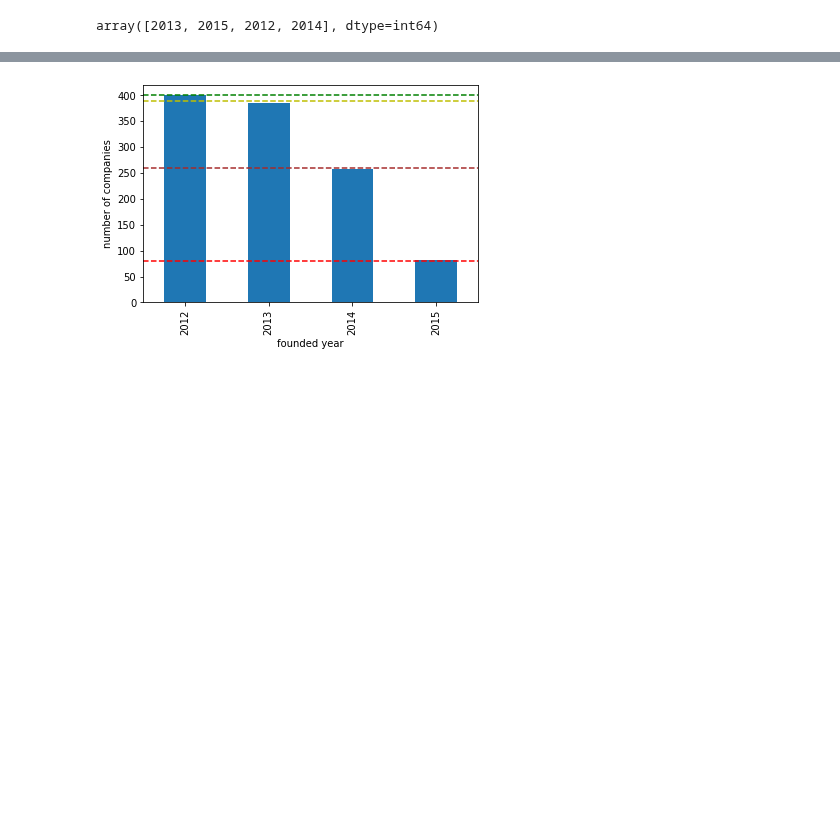
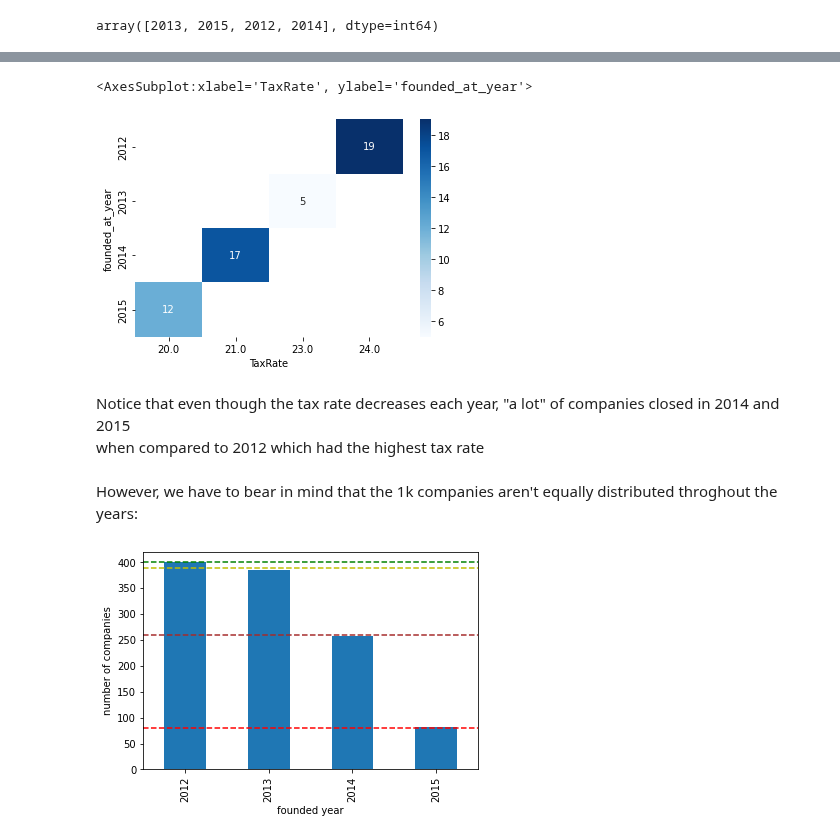
Before and after one commit to OdyAsh/StartupCompanies, a Jupyter notebook: Ashraf-Startup-Companies.ipynb, the cells around one changed output, grey strips where cells are left out. Cells and saved outputs as stored; diff of their text form; code cells hidden in the pictures; blank space fills up the shorter version.

```diff
--- a/Ashraf-Startup-Companies.ipynb
+++ b/Ashraf-Startup-Companies.ipynb
@@ -541,0 +598,7 @@ array([2013, 2015, 2012, 2014], dtype=int64)
+# %%
+gbrClosedCompaniesTaxes = gbrCompaniesTaxes[gbrCompaniesTaxes['status'] == 'closed']
+gbrCompaniesClosed = (gbrClosedCompaniesTaxes[['founded_at_year', 'TaxRate', 'company_permalink']]
+                            .groupby(['founded_at_year', 'TaxRate'])
+                            .count())
+gbrCompaniesClosed = gbrCompaniesClosed.reset_index()
+gbrCompaniesClosed
@@ -541,0 +611,3 @@ array([2013, 2015, 2012, 2014], dtype=int64)
+# %%
+gbrCompaniesClosedPivoted = gbrCompaniesClosed.pivot(index='founded_at_year', columns='TaxRate', values='company_permalink')
+gbrCompaniesClosedPivoted
@@ -542,3 +621,14 @@ array([2013, 2015, 2012, 2014], dtype=int64)
+# %%
+sns.color_palette("Blues", as_cmap=True)
+sns.heatmap(gbrCompaniesClosedPivoted, annot=True, cmap="Blues")
+# %% [output]
+<AxesSubplot:xlabel='TaxRate', ylabel='founded_at_year'>
+[figure, added]
+# %% [markdown]
+Notice that even though the tax rate decreases each year, "a lot" of companies closed in 2014 and 2015 <br>
+when compared to 2012 which had the highest tax rate
+# %% [markdown]
+However, we have to bear in mind that the 1k companies aren't equally distributed throghout the years:
 # %%
 (
     gbrCompaniesTaxes
```
Also changed, not shown: parts of 29 cells of this notebook.
